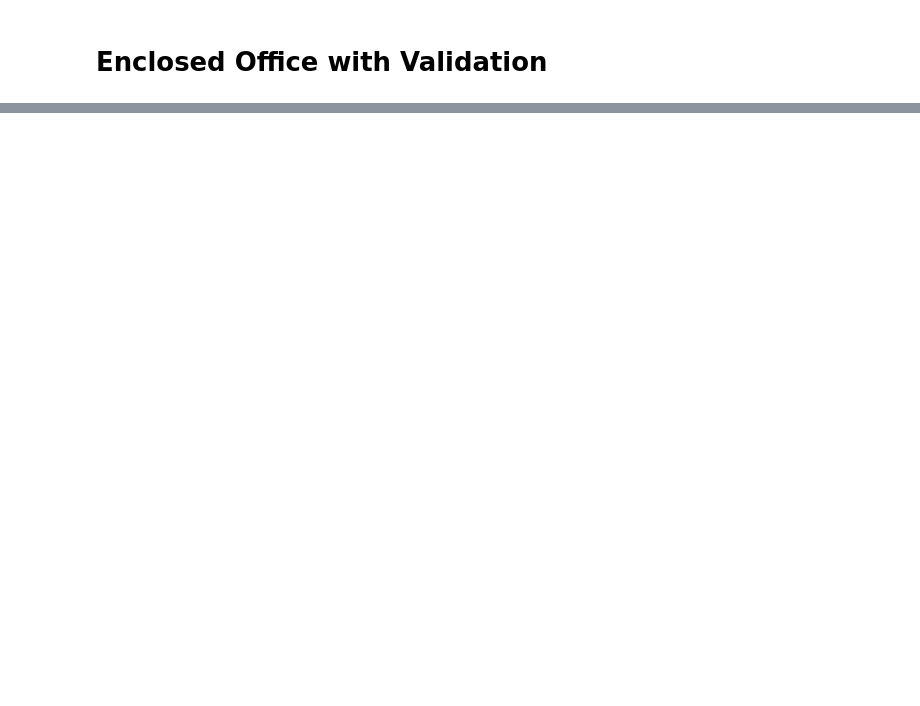
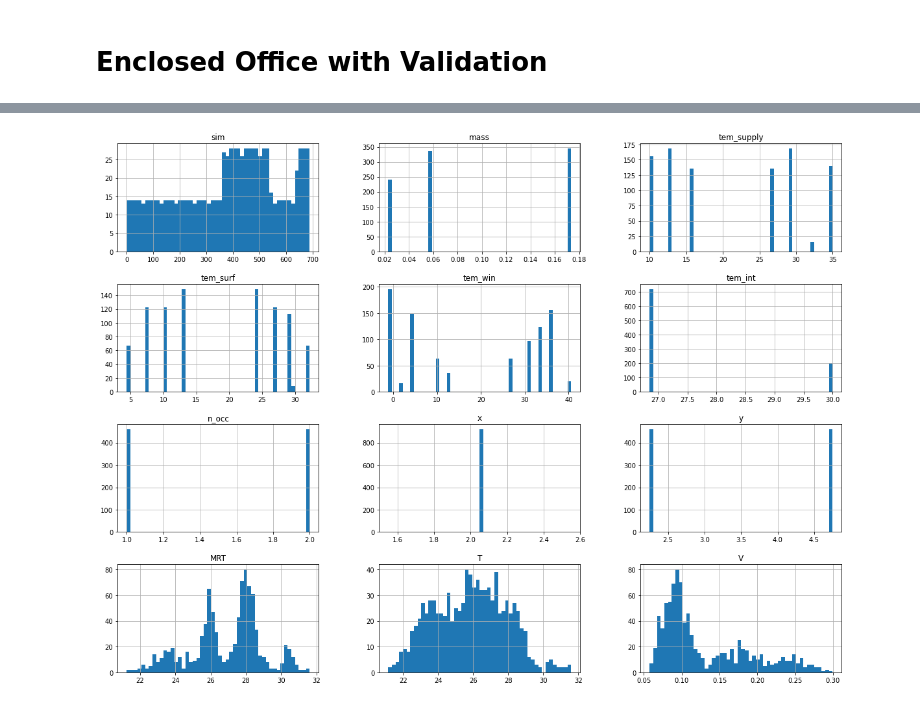
Before and after one commit to ngkhiem97/airflow-2, a Jupyter notebook: notebooks/eda.ipynb, the cells around one changed output, grey strips where cells are left out. Drawn from its saved outputs; the diff is of its cells as text; code cells hidden in the pictures; blank space fills up the shorter version.

```diff
--- a/notebooks/eda.ipynb
+++ b/notebooks/eda.ipynb
@@ -61,2 +48,7 @@ plt.show()
 # %% [markdown]
 # Enclosed Office with Validation
+# %%
+# Load dataframe
+df_enclosed_office = pd.read_csv(data_dir + 'enclosed_office-w_valid.csv')
+df_enclosed_office.drop(['index'], axis=1, inplace=True)
+df_enclosed_office.head(10)
@@ -62,0 +67,7 @@ plt.show()
+# %%
+# Show features' distribution graph
+fig, ax = plt.subplots(figsize=(20,15))
+df_enclosed_office.hist(bins=50, ax=ax)
+fig.savefig('../figures/hist_enclosed_office-w_valid.png')
+# %% [output]
+[figure, added]
```
Also changed, not shown: parts of 13 cells of this notebook, 10 other files.
